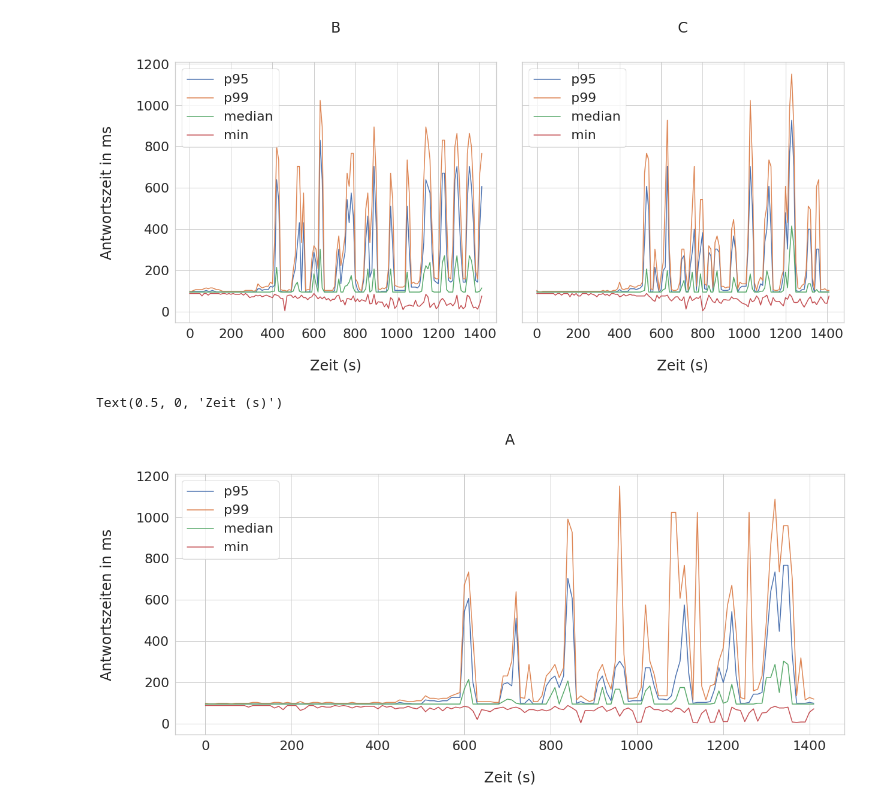
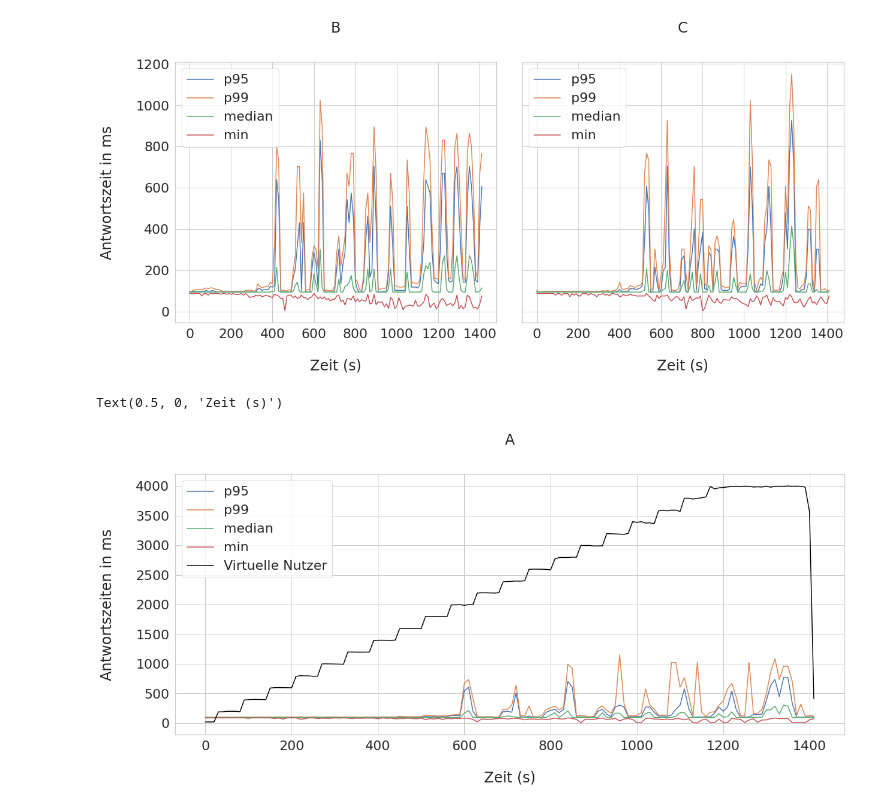
Before and after one commit to laura-franky/bachelor-project, a Jupyter notebook: pandas/Stress - Latency/MI2/400VU.ipynb, the cells around one changed output. Cells and saved outputs as stored; diff of their text form; code cells hidden in the pictures.

```diff
--- a/pandas/Stress - Latency/MI2/400VU.ipynb
+++ b/pandas/Stress - Latency/MI2/400VU.ipynb
@@ -35,3 +30,14 @@ latency_c = get_latency(time, C)
+# %%
+ def get_concurrency(time: pd.Series, a: pd.DataFrame) -> pd.DataFrame:
+    concurrency = pd.concat([time, a['concurrency']], axis=1)
+    concurrency['concurrency'] = gaussian_filter1d(sigma=0.3, input=concurrency['concurrency'])
+    return concurrency.set_index('time')
+# %%
+time = get_time_series(B)
+latency_a = get_latency(time, A)
+latency_b = get_latency(time, B)
+latency_c = get_latency(time, C)
+concurrency_a = get_concurrency(time, A).rename(columns={"concurrency": "Virtuelle Nutzer"})
 # %%
 sb.set(font_scale=2)
 sb.set_style("whitegrid")
@@ -72,21 +78,27 @@ figure.savefig('./400VU_BC.pdf')
 # %%
 sb.set(font_scale=2)
 sb.set_style("whitegrid")
 figure = plt.figure(figsize = (20,8))
 
 # Plot
 latency_plot = sb.lineplot(
     dashes=False,
+    palette=["black"],
+    data=concurrency_a,
+)
+latency_plot = sb.lineplot(
+    dashes=False,
     data=latency_a,
 )
+
 
 # Label settings
 latency_plot.set_title('A', y=1.1)
 latency_plot.set_ylabel('Antwortszeiten in ms', labelpad=35)
 latency_plot.set_xlabel('Zeit (s)', labelpad=30)
 # %% [output]
 Text(0.5, 0, 'Zeit (s)')
-[figure, old version]
+[figure, new version]
 # %%
 figure.subplots_adjust(right=0.85, top=0.88, bottom=0.20)
 figure.savefig('./400VU_A.pdf')
```
Also changed, not shown: parts of 1 cell of this notebook, 1 other file.
